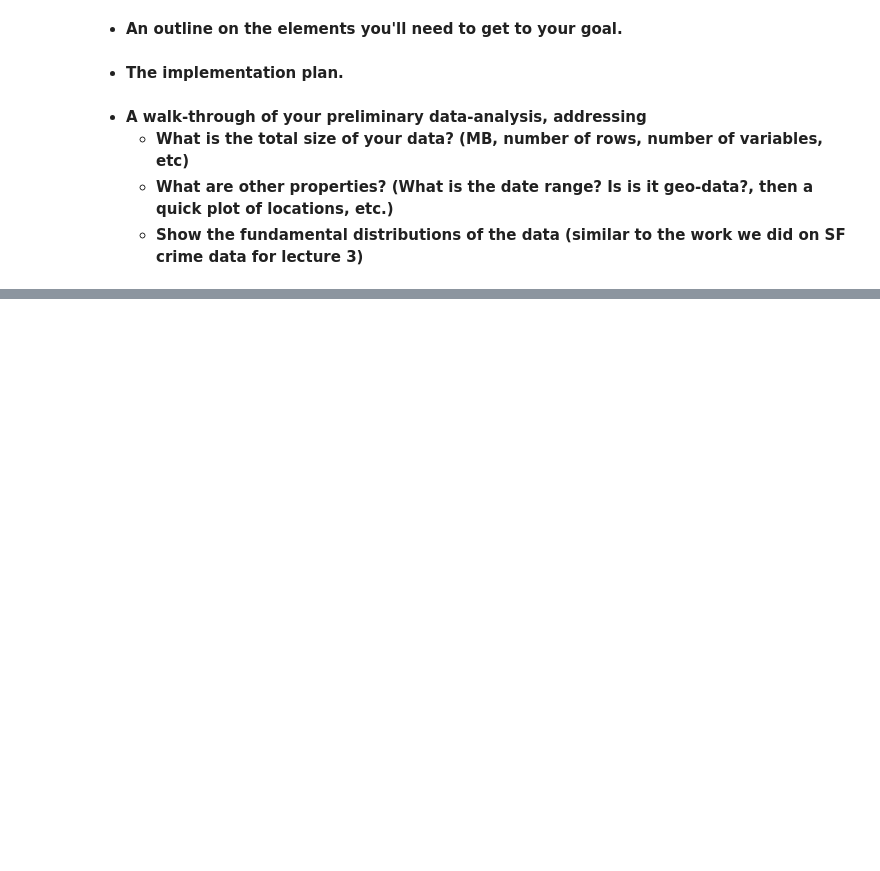
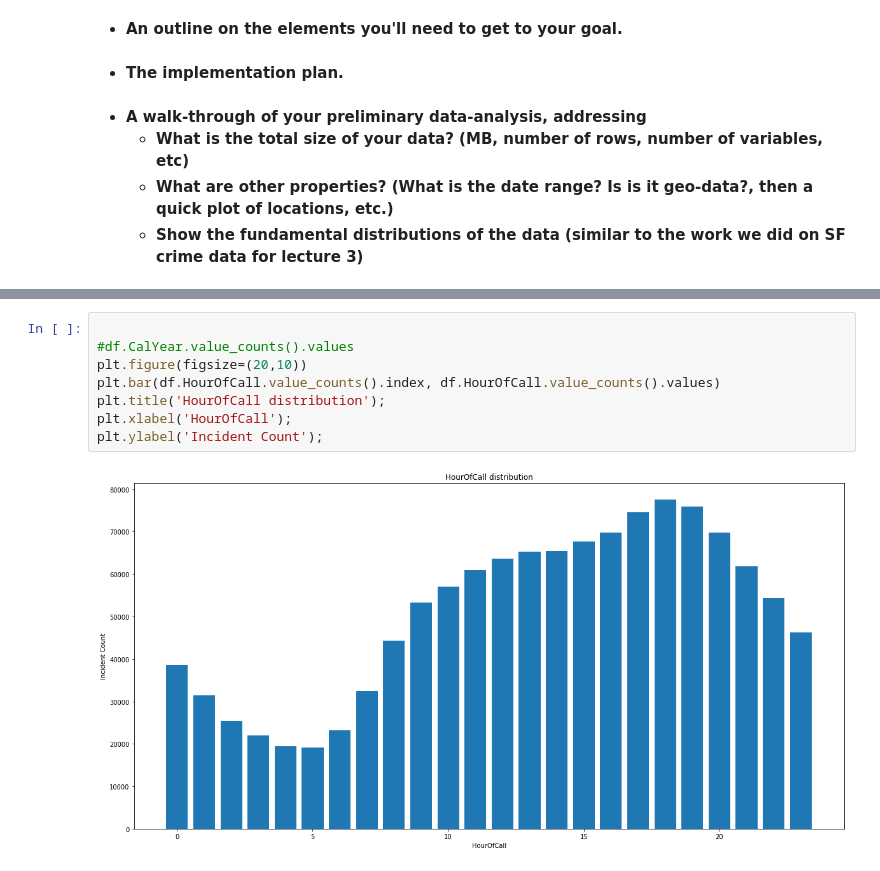
Before and after one commit to hlynurarni/Social-Data-Analysis-Final, a Jupyter notebook: Project Assignment A.ipynb, the cells around one changed output, grey strips where cells are left out. Drawn from its saved outputs; the diff is of its cells as text; blank space fills up the shorter version.

```diff
--- a/Project Assignment A.ipynb
+++ b/Project Assignment A.ipynb
@@ -94,0 +230,10 @@ Perhaps adding attitional datasets
+# %%
+
+#df.CalYear.value_counts().values
+plt.figure(figsize=(20,10))
+plt.bar(df.HourOfCall.value_counts().index, df.HourOfCall.value_counts().values)
+plt.title('HourOfCall distribution');
+plt.xlabel('HourOfCall');
+plt.ylabel('Incident Count');
+# %% [output]
+[figure, added]
```
Also changed, not shown: parts of 22 cells of this notebook, 2 other files.
